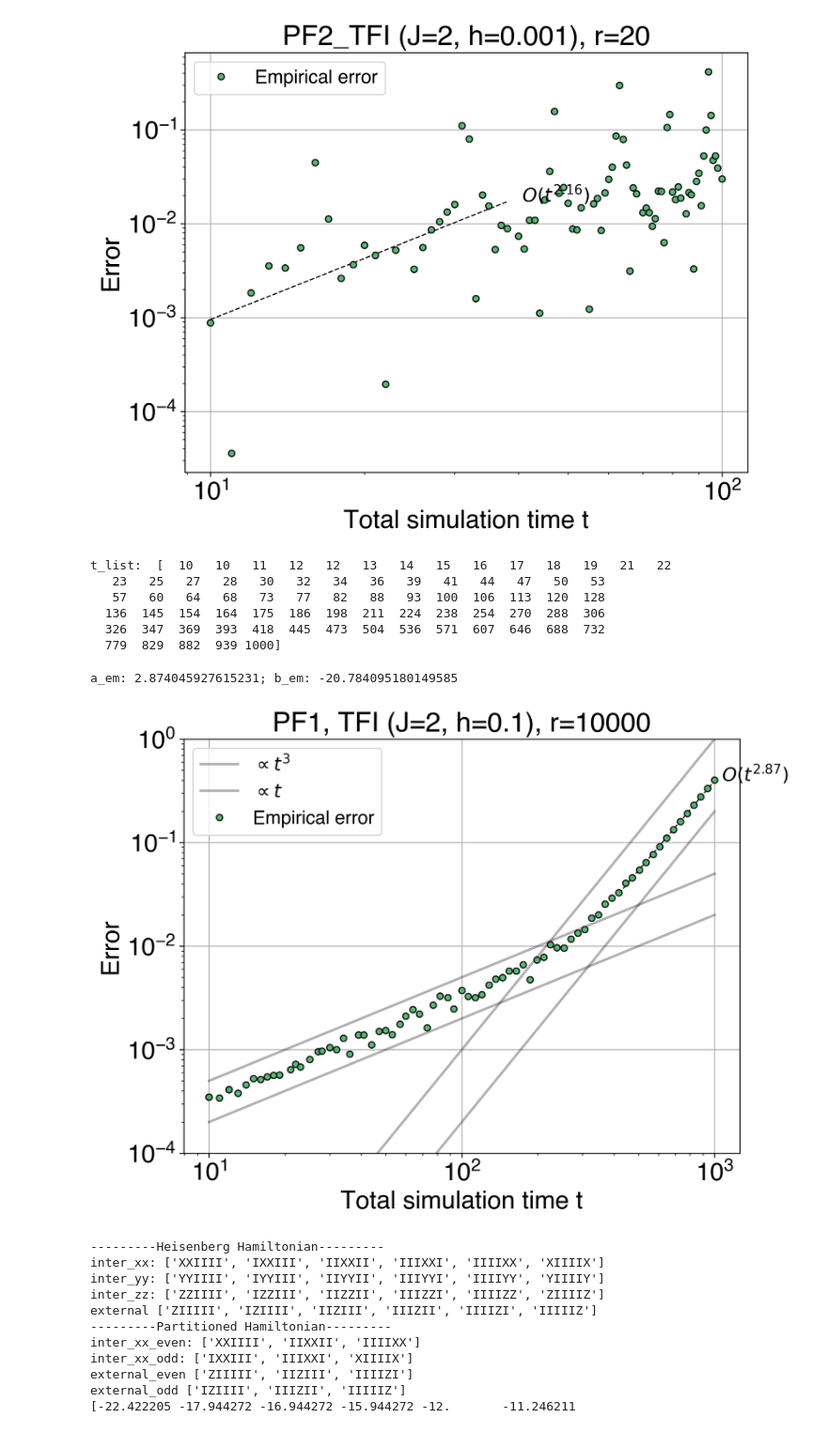
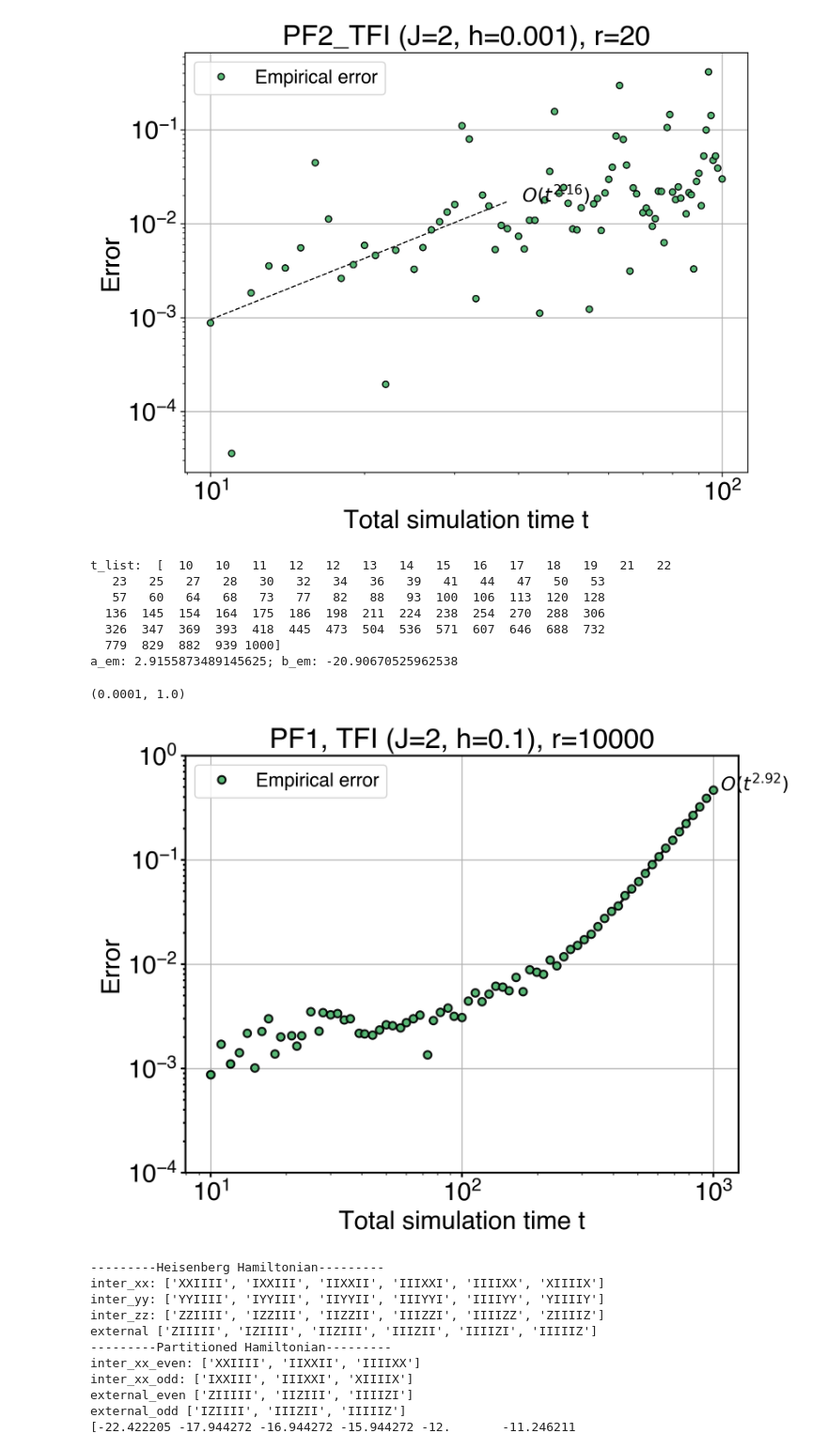
Before and after one commit to Jue-Xu/Interference-Trotter-Error, a Jupyter notebook: code/nearest_neighbor.ipynb, the cells around one changed output. Shown at 94% size. Drawn from its saved outputs; the diff is of its cells as text; code cells hidden in the pictures.

Commit message:
add ordering; prune near-neighbor

```diff
--- a/code/nearest_neighbor.ipynb
+++ b/code/nearest_neighbor.ipynb
@@ -2,17 +2,26 @@
 # Interference of Trotterization (Grouping, Lattice)
 # %%
 ## import necessary packages
-import random
 import numpy as np
-from numpy.linalg import matrix_power
 from scipy.linalg import expm
 
-import matplotlib.pyplot as plt
+from trotter import *
+from plot_config import *
+from bounds import *
+from lattice_hamiltonians import interference_bound, tight_bound
+# from quantum_simulation_recipe import spin
+from quantum_simulation_recipe.spin import Nearest_Neighbour_1d, Power_Law
 
-from lattice_hamiltonians import *
+mpl.rcParams['legend.frameon'] = True
+mpl.rcParams['lines.markersize'] = 12
+mpl.rcParams['xtick.direction'] = 'out' # 'out'
+mpl.rcParams['ytick.direction'] = 'out'
+
+fig_dir, data_dir = './figs', './data'
+# from lattice_hamiltonians import *
 
 import jax
-from jax import numpy as jnp
+import jax.numpy as jnp
 print('jax.device:', jax.devices())
 # %% [output]
 jax.device: [CpuDevice(id=0)]
@@ -180,43 +159,41 @@ a_em: 2.1647727417782354; b_em: -11.940122745375058
 # %%
 J=2; h=0.1;
 t_list = np.logspace(1, 3, 75, dtype=int)
 print('t_list: ', t_list)
 n = 7
 err_list = []
 
 r = 10000
 for t in t_list:
-    tfI = TF_Ising_1d(n, J, h)
+    tfI = Nearest_Neighbour_1d(n=n, Jx=0, Jy=0, Jz=J, hx=h, hy=0, hz=0, pbc=True)
     exact_U = expm(-1j * t * tfI.ham.to_matrix())
-    appro_U_xyz = standard_trotter([h.to_matrix(True) for h in tfI.ham_xyz], t, r, ord=1)
+    appro_U_xyz = pf_r([h.to_matrix(True) for h in tfI.ham_xyz], t, r, order=1)
     err_list.append(norm(exact_U - appro_U_xyz, ord=2))
 
 fig, ax = plt.subplots(1, 1, figsize=(8, 6))
 # ax.hlines(1e-3, t_list[0], t_list[-1], 'k', '--')
 # plot_fit(ax, t_list[:int(len(t_list)/2)], err_list[:int(len(t_list)/2)], var='t', offset=1.07, verbose=True)
-plot_fit(ax, t_list[int(8*len(t_list)/10):], err_list[int(8*len(t_list)/10):], var='t', offset=1.07, verbose=True)
+plot_fit(ax, t_list[int(8*len(t_list)/10):], err_list[int(8*len(t_list)/10):], var='t', x_offset=1.07, verbose=True)
 
-ax.plot(t_list, [t**3/1000000000 for t in t_list], 'k-', linewidth=2, alpha=0.3, label=fr'$\propto t^3$')
-ax.plot(t_list, [t**3/5000000000 for t in t_list], 'k-', linewidth=2, alpha=0.3)
-ax.plot(t_list, [t/20000 for t in t_list], 'k-', linewidth=2, alpha=0.3, label=fr'$\propto t$')
-ax.plot(t_list, [t/50000 for t in t_list], 'k-', linewidth=2, alpha=0.3)
+# ax.plot(t_list, [t**3/1000000000 for t in t_list], 'k-', linewidth=2, alpha=0.3, label=fr'$\propto t^3$')
+# ax.plot(t_list, [t**3/5000000000 for t in t_list], 'k-', linewidth=2, alpha=0.3)
+# ax.plot(t_list, [t/20000 for t in t_list], 'k-', linewidth=2, alpha=0.3, label=fr'$\propto t$')
+# ax.plot(t_list, [t/50000 for t in t_list], 'k-', linewidth=2, alpha=0.3)
 ax.plot(t_list, err_list, '.', label='Empirical error')
-ax.set_xlabel('Total simulation time t')
-ax.set_ylabel('Error')
+ax_set_text(ax, 'Total simulation time t', 'Error', log='xy')
 ax.set_title(f'PF1, TFI (J={J}, h={h}), r={r}')
-ax.loglog()
 ax.set_ylim([1e-4, 1e-0])
-ax.legend(); ax.grid()
-fig.savefig(f'./figs/PF1_TFI_err_n={n}_r={r}.pdf', dpi=300)
+# fig.savefig(f'{fig_dir}/PF1_TFI_err_n={n}_r={r}.pdf', dpi=300)
 # %% [output]
 t_list:  [  10   10   11   12   12   13   14   15   16   17   18   19   21   22
    23   25   27   28   30   32   34   36   39   41   44   47   50   53
    57   60   64   68   73   77   82   88   93  100  106  113  120  128
   136  145  154  164  175  186  198  211  224  238  254  270  288  306
   326  347  369  393  418  445  473  504  536  571  607  646  688  732
   779  829  882  939 1000]
+a_em: 2.9155873489145625; b_em: -20.90670525962538
-a_em: 2.874045927615231; b_em: -20.784095180149585
+(0.0001, 1.0)
-[figure, old version]
+[figure, new version]
 # %%
 from scipy.sparse import csr_matrix
 np.set_printoptions(precision=6, suppress=True)
```
Also changed, not shown: parts of 17 cells of this notebook, 7 other files.
